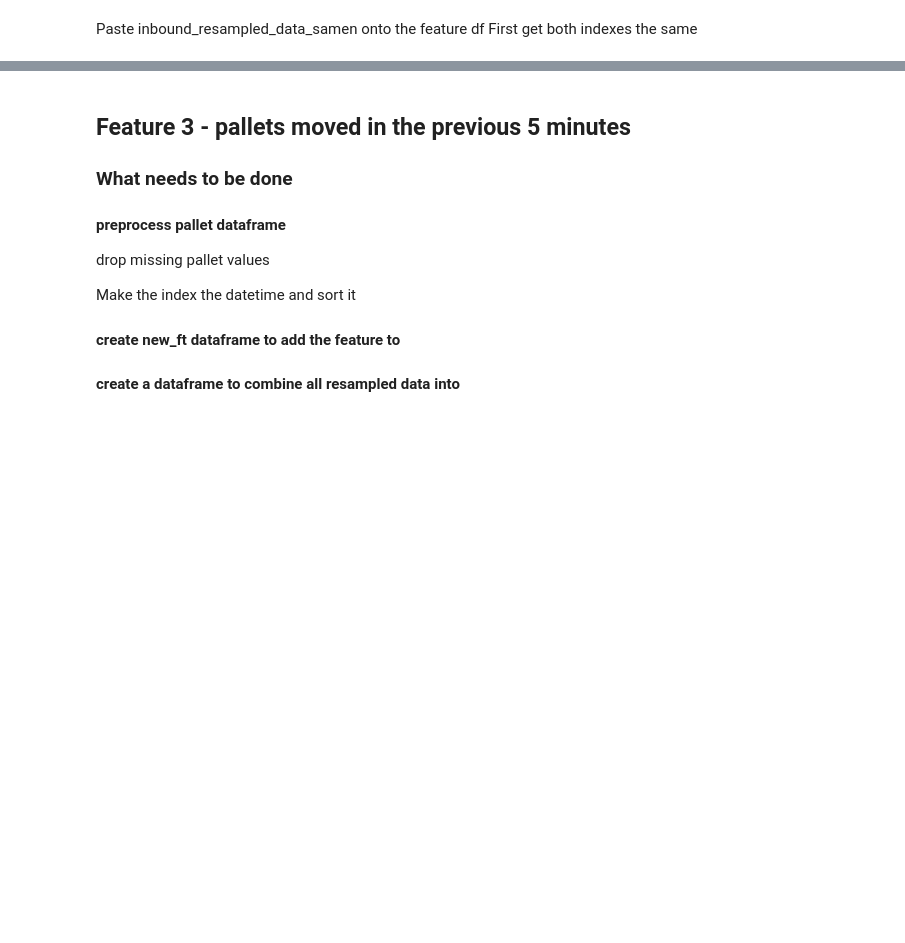
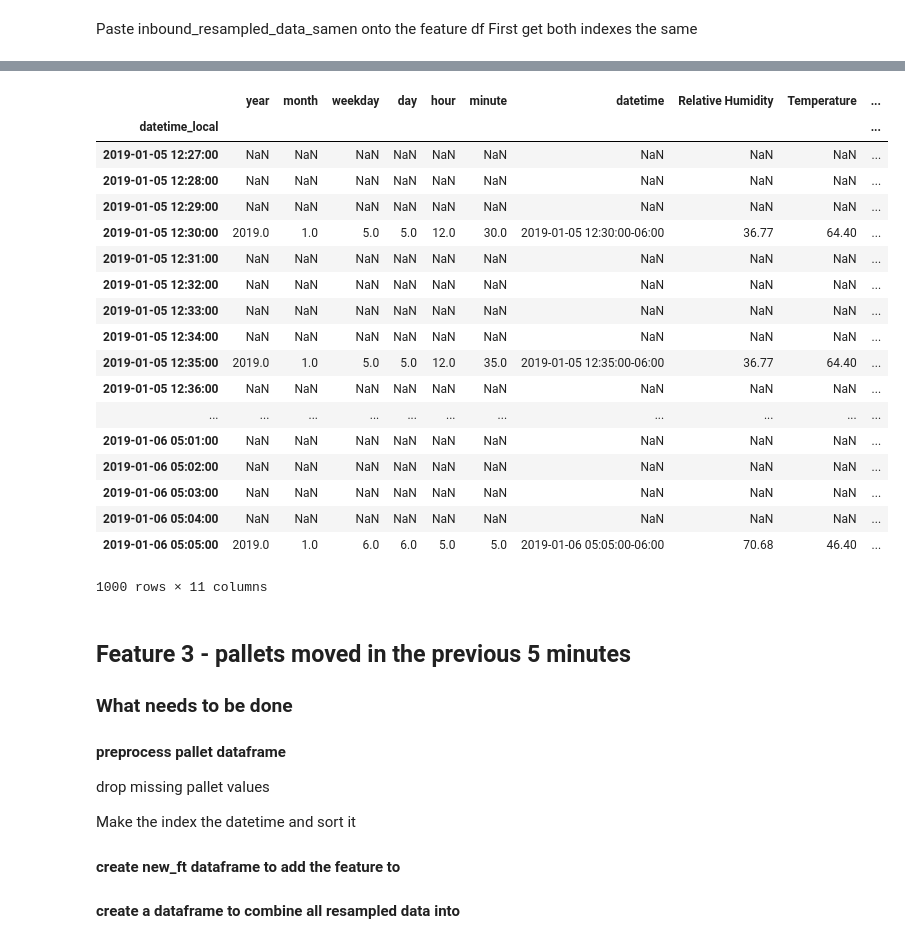
Before and after one commit to Robpennekamp/AppliedMachineLearning, a Jupyter notebook: AppliedMLdataproject2Sonja.ipynb, the cells around one changed output, grey strips where cells are left out. Drawn from its saved outputs; the diff is of its cells as text; code cells hidden in the pictures; blank space fills up the shorter version.

```diff
--- a/AppliedMLdataproject2Sonja.ipynb
+++ b/AppliedMLdataproject2Sonja.ipynb
@@ -162,7 +179,8 @@ inbound_resampled_df['weight_23h'] = inbound_resampled_df['net_weight']
 inbound_resampled_df = inbound_resampled_df.drop(['net_weight'], axis = 1)
 inbound_resampled_df.reset_index(inplace = True)
 inbound_resampled_df['datetime_local'] = pd.to_datetime(inbound_resampled_df['datetime_local'])
-inbound_resampled_df['datetime_local'] = pd.Series(inbound_resampled_df.datetime_local.dt.to_pydatetime(), dtype='O')
+inbound_resampled_df = inbound_resampled_df.set_index('datetime_local')
+#inbound_resampled_df['datetime_local'] = pd.Series(inbound_resampled_df.datetime_local.dt.to_pydatetime(), dtype='O')
 
-inbound_resampled_df
+type(inbound_resampled_df.datetime_local.iloc[3])
 # %% [output]
@@ -211,4 +224,5 @@ update_ft
 # %%
-#newest_ft = update_ft.merge(inbound_resampled_df, how='left', on='datetime_local')
-weightin_merged_df = update_ft.merge(inbound_resampled_df, left_on='datetime_local', right_index=True, how='left').reset_index()
-weightin_merged_df['weight_23h'] = weightin_merged_df['weight_23h'].fillna(0)
+#newest_ft = update_ft.concat(inbound_resampled_df, how='left', on='datetime_local')
+#weightin_merged_df = update_ft.merge(inbound_resampled_df, left_on='datetime_local', right_index=True, how='left').reset_index()
+#weightin_merged_df['weight_23h'] = weightin_merged_df['weight_23h'].fillna(0)
+update_ft = pd.concat([update_ft, inbound_resampled_df], axis = 1)
@@ -235,3 +229,25 @@ weightin_merged_df['weight_23h'] = weightin_merged_df['weight_23h'].fillna(0)
+# %%
+update_ft[9000:10000]
+# %% [output]
+|  | year | month | weekday | day | hour | minute | datetime | Relative Humidity | Temperature | ... |
+| datetime_local |  |  |  |  |  |  |  |  |  | ... |
+| 2019-01-05 12:27:00 | NaN | NaN | NaN | NaN | NaN | NaN | NaN | NaN | NaN | ... |
+| 2019-01-05 12:28:00 | NaN | NaN | NaN | NaN | NaN | NaN | NaN | NaN | NaN | ... |
+| 2019-01-05 12:29:00 | NaN | NaN | NaN | NaN | NaN | NaN | NaN | NaN | NaN | ... |
+| 2019-01-05 12:30:00 | 2019.0 | 1.0 | 5.0 | 5.0 | 12.0 | 30.0 | 2019-01-05 12:30:00-06:00 | 36.77 | 64.40 | ... |
+| 2019-01-05 12:31:00 | NaN | NaN | NaN | NaN | NaN | NaN | NaN | NaN | NaN | ... |
+| 2019-01-05 12:32:00 | NaN | NaN | NaN | NaN | NaN | NaN | NaN | NaN | NaN | ... |
+| 2019-01-05 12:33:00 | NaN | NaN | NaN | NaN | NaN | NaN | NaN | NaN | NaN | ... |
+| 2019-01-05 12:34:00 | NaN | NaN | NaN | NaN | NaN | NaN | NaN | NaN | NaN | ... |
+| 2019-01-05 12:35:00 | 2019.0 | 1.0 | 5.0 | 5.0 | 12.0 | 35.0 | 2019-01-05 12:35:00-06:00 | 36.77 | 64.40 | ... |
+| 2019-01-05 12:36:00 | NaN | NaN | NaN | NaN | NaN | NaN | NaN | NaN | NaN | ... |
+| ... | ... | ... | ... | ... | ... | ... | ... | ... | ... | ... |
+| 2019-01-06 05:01:00 | NaN | NaN | NaN | NaN | NaN | NaN | NaN | NaN | NaN | ... |
+| 2019-01-06 05:02:00 | NaN | NaN | NaN | NaN | NaN | NaN | NaN | NaN | NaN | ... |
+| 2019-01-06 05:03:00 | NaN | NaN | NaN | NaN | NaN | NaN | NaN | NaN | NaN | ... |
+| 2019-01-06 05:04:00 | NaN | NaN | NaN | NaN | NaN | NaN | NaN | NaN | NaN | ... |
+| 2019-01-06 05:05:00 | 2019.0 | 1.0 | 6.0 | 6.0 | 5.0 | 5.0 | 2019-01-06 05:05:00-06:00 | 70.68 | 46.40 | ... |
+1000 rows × 11 columns
 # %%
 update_ft = update_ft.set_index('datetime_local')
 inbound_resampled_df = inbound_resampled_df.set_index('datetime_local')
```
Also changed, not shown: parts of 17 cells of this notebook, 3 other files.
